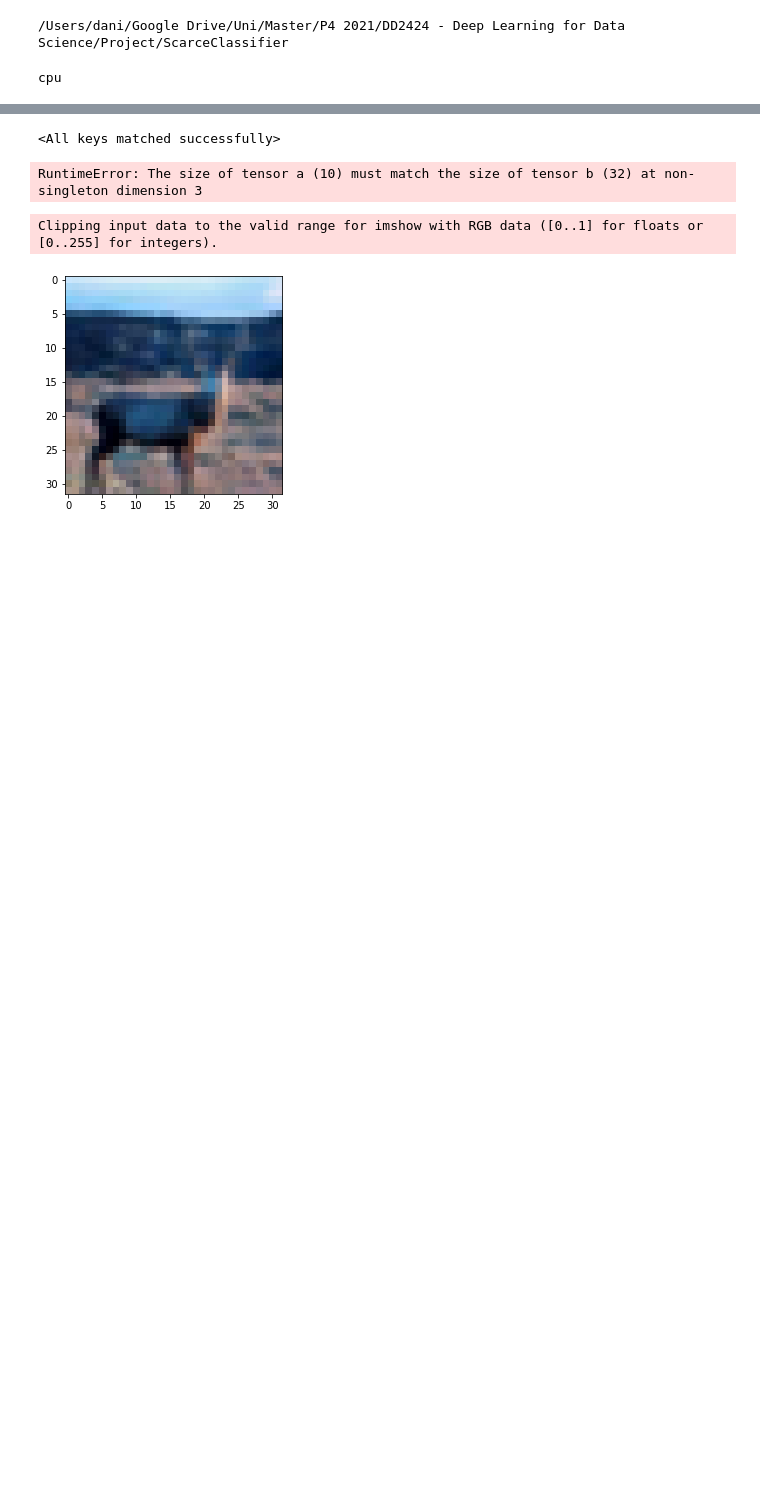
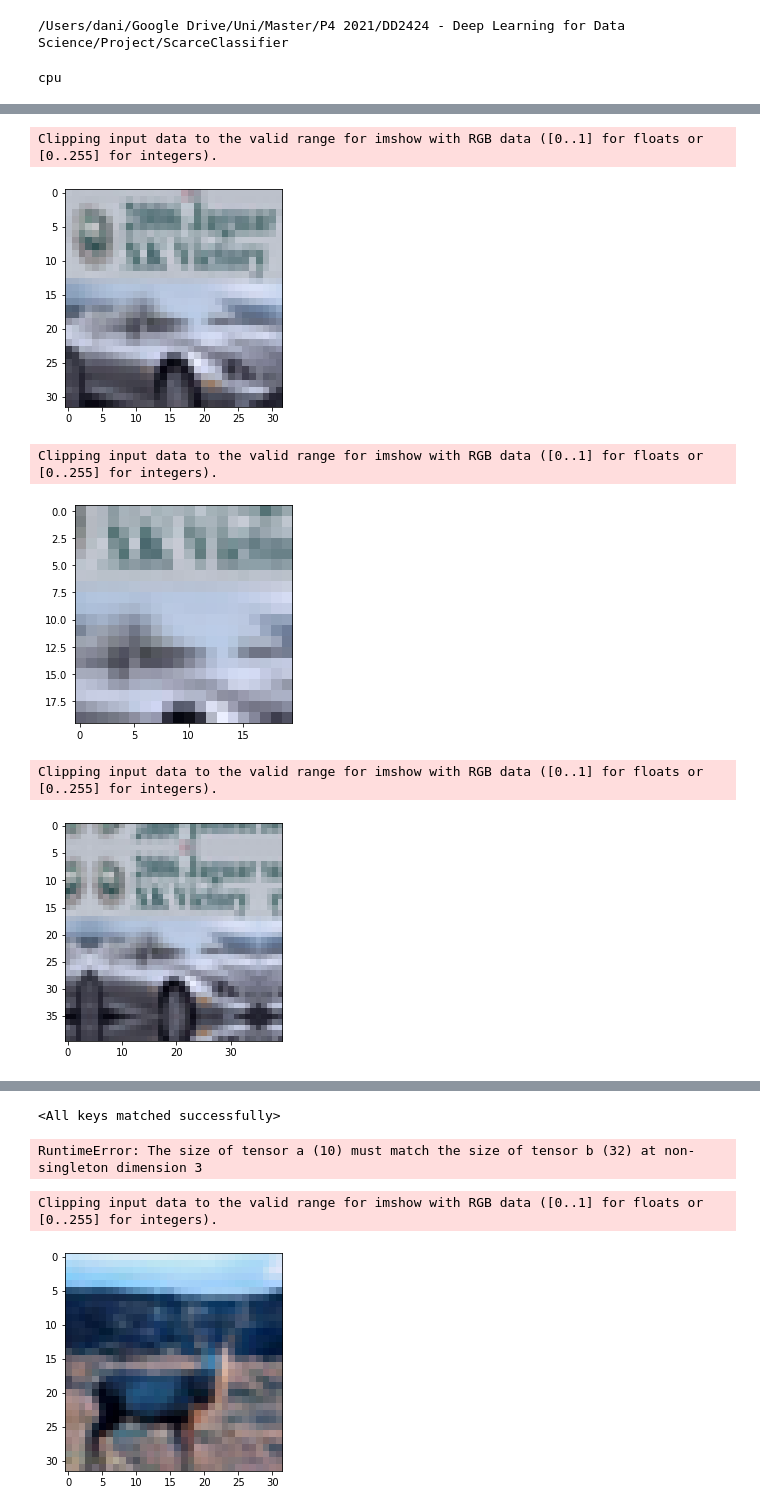
Before and after one commit to Morales97/MixMatch_and_Beyond, a Jupyter notebook: notebooks/mixmatch.ipynb, the cells around one changed output, grey strips where cells are left out. Drawn from its saved outputs; the diff is of its cells as text; code cells hidden in the pictures; blank space fills up the shorter version.

Commit message:
crop

```diff
--- a/notebooks/mixmatch.ipynb
+++ b/notebooks/mixmatch.ipynb
@@ -33,0 +35,19 @@ Files already downloaded and verified
+# %%
+import torchvision.transforms as tf
+crop = tf.CenterCrop(20)
+
+img = iter(train_loader).next()[0][0]
+show_img(img)
+croped_img = crop(img)
+show_img(croped_img)
+
+border=4
+img_pad = np.pad(img, [(0, 0), (border, border), (border, border)], mode='reflect')
+show_img(torch.Tensor(img_pad))
+# %% [output]
+Clipping input data to the valid range for imshow with RGB data ([0..1] for floats or [0..255] for integers).
+[figure, added]
+Clipping input data to the valid range for imshow with RGB data ([0..1] for floats or [0..255] for integers).
+[figure, added]
+Clipping input data to the valid range for imshow with RGB data ([0..1] for floats or [0..255] for integers).
+[figure, added]
```
Also changed, not shown: parts of 3 cells of this notebook, 10 other files.
